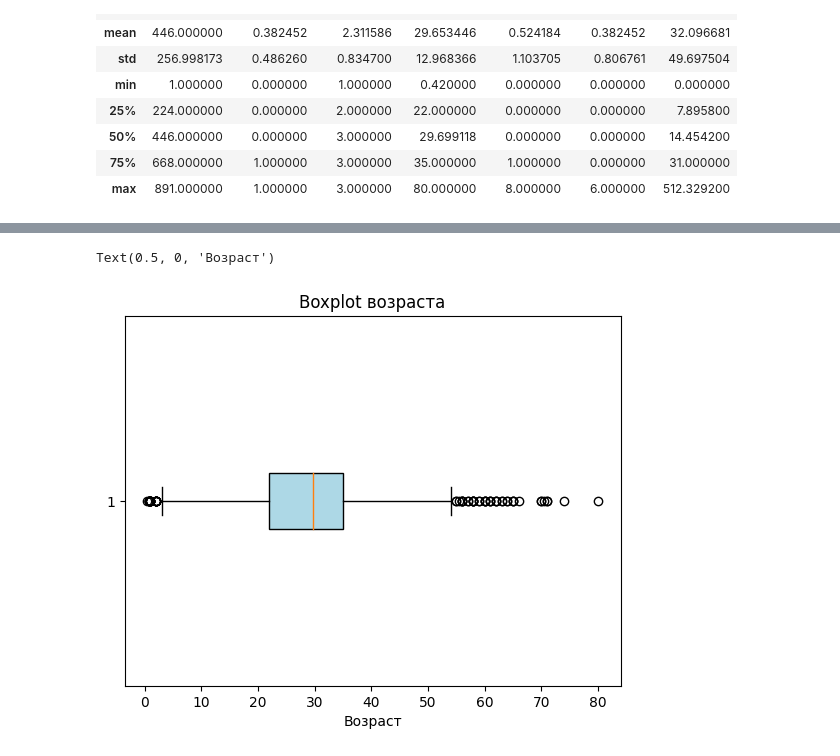
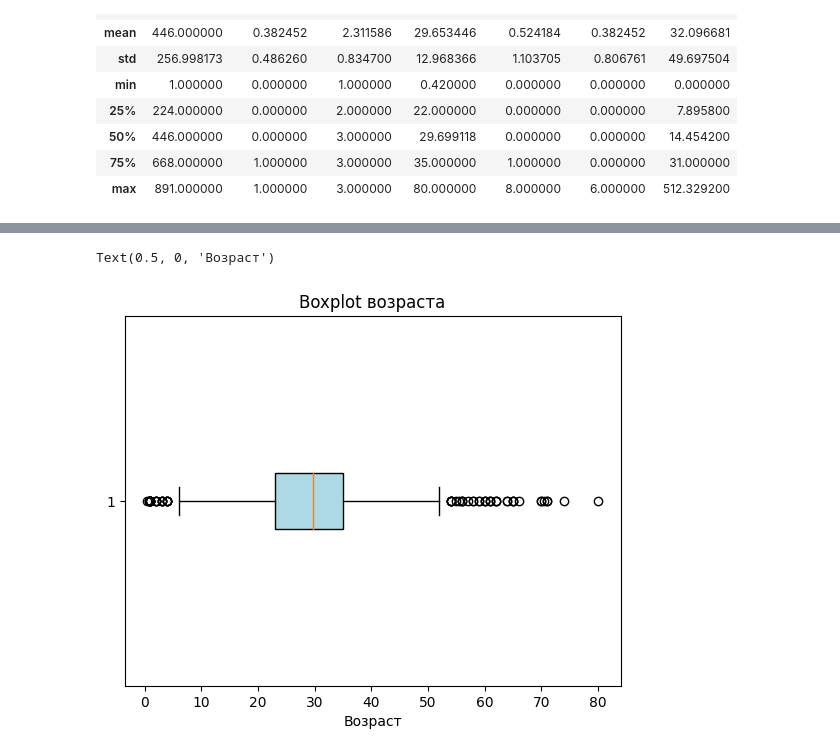
Before and after one commit to blessedt4le/Mipt_python_9th_sem, a Jupyter notebook: Semester_10/sem_10_hw_1.ipynb, the cells around one changed output, grey strips where cells are left out. Saved outputs shown, nothing was run; the diff lists cells and outputs as text; code cells hidden in the pictures.

```diff
--- a/Semester_10/sem_10_hw_1.ipynb
+++ b/Semester_10/sem_10_hw_1.ipynb
@@ -153,2 +150,5 @@ df_wtht_nan.describe()
+# %%
+df_male = df_wtht_nan[df_wtht_nan["Sex"] == "male"]
+df_female = df_wtht_nan[df_wtht_nan["Sex"] == "female"]
 # %%
 import matplotlib.pyplot as plt
@@ -163,9 +177,9 @@ Text(0, 0.5, 'Частота')
 # %%
-plt.boxplot(df_wtht_nan["Age"], vert=False, patch_artist=True,
+plt.boxplot(df_male["Age"], vert=False, patch_artist=True,
             boxprops=dict(facecolor="lightblue"))
 plt.title("Boxplot возраста")
 plt.xlabel("Возраст")
 # %% [output]
 Text(0.5, 0, 'Возраст')
-[figure, old version]
+[figure, new version]
 # %%
```
Also changed, not shown: parts of 18 cells of this notebook.
